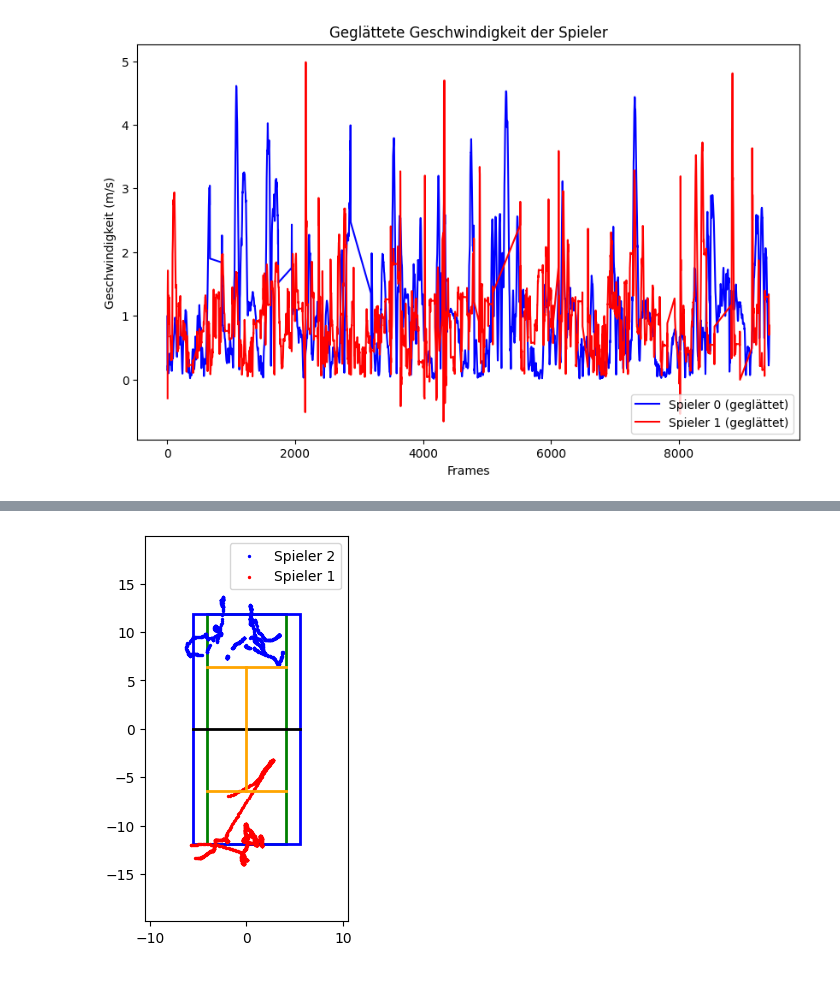
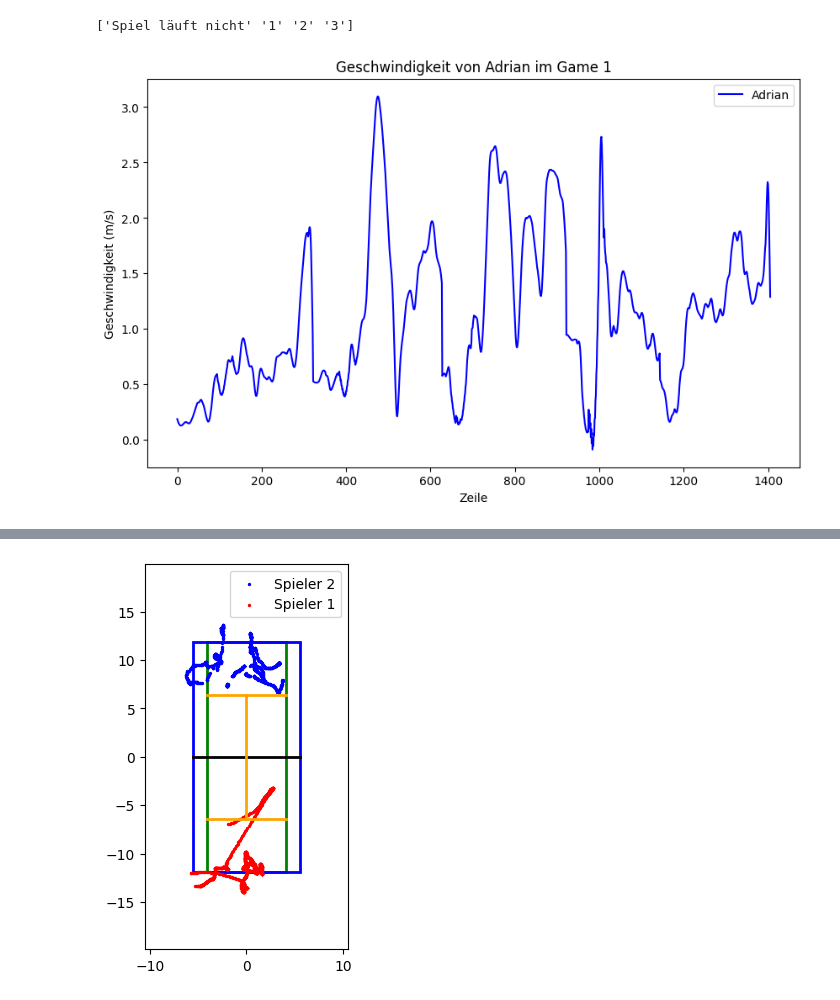
Before and after one commit to raphaelschuepbach/Tennis-Dashboard, a Jupyter notebook: eda/michelle.ipynb, the cells around one changed output, grey strips where cells are left out. Saved outputs shown, nothing was run; the diff lists cells and outputs as text; code cells hidden in the pictures.

```diff
--- a/eda/michelle.ipynb
+++ b/eda/michelle.ipynb
@@ -56,14 +34,29 @@ See the caveats in the documentation: https://pandas.pydata.org/pandas-docs/stab
-# %%
-# Geglättete Geschwindigkeit plotten
-plt.figure(figsize=(10, 6))
-
-plt.plot(player1['Frame'], player1['Smoothed_Speed'], color='blue', label='Spieler 0 (geglättet)')
-plt.plot(player2['Frame'], player2['Smoothed_Speed'], color='red', label='Spieler 1 (geglättet)')
-
-plt.xlabel('Frames')
-plt.ylabel('Geschwindigkeit (m/s)')
-plt.title('Geglättete Geschwindigkeit der Spieler')
-plt.legend()
-plt.show()
-# %% [output]
-[figure, removed]
+# %%
+print(data['Game'].unique())
+# %% [output]
+['Spiel läuft nicht' '1' '2' '3']
+# %%
+
+
+
+# Filtern der Zeilen für Spieler 1 (Object.ID == 0), Game 1 und Spiel läuft == Ja
+player1_game1 = data[(data['Game'] == "1") & (data['Object.ID']== 0) & (data['Spiel läuft'] == 'Ja')]
+
+# Erstellen einer neuen Grafik
+plt.figure(figsize=(10, 6))
+
+# Glatte Kurve für Spieler 1 (blau) - X-Achse ist eine fortlaufende Zahl (Zeilenindex)
+plt.plot(range(len(player1_game1)), player1_game1['Speed'], color='blue', label='Adrian')
+
+# Achsenbeschriftungen und Titel
+plt.xlabel('Zeile')
+plt.ylabel('Geschwindigkeit (m/s)')
+plt.title('Geschwindigkeit von Adrian im Game 1')
+
+# Legende hinzufügen
+plt.legend()
+
+# Grafik anzeigen
+plt.show()
+# %% [output]
+[figure, added]
```
Also changed, not shown: parts of 5 cells of this notebook.
